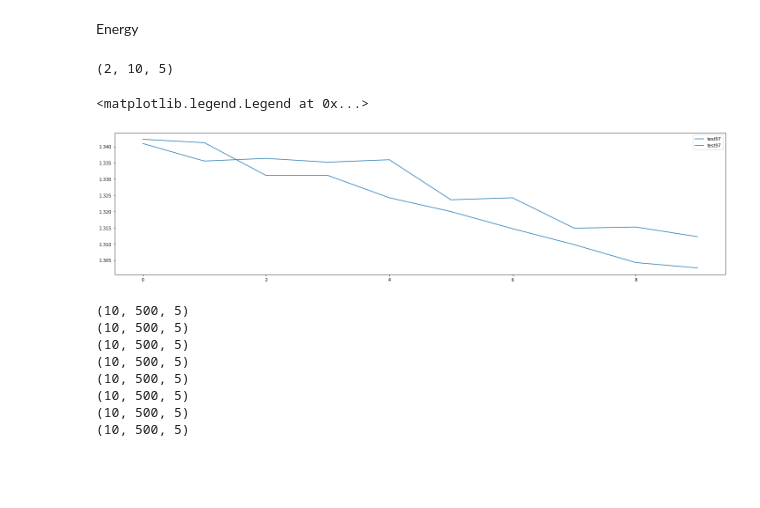
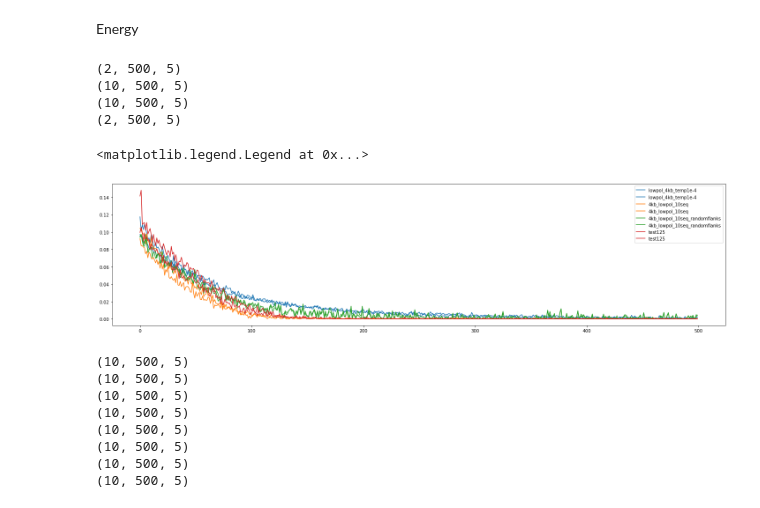
Before and after one commit to Alexwestbrook/mnhn-internship_DeepCNN_ChIP-seq, a Jupyter notebook: Sequence_design.ipynb, the cells around one changed output. Saved outputs shown, nothing was run; the diff lists cells and outputs as text; code cells hidden in the pictures; blank space fills up the shorter version.

```diff
--- a/Sequence_design.ipynb
+++ b/Sequence_design.ipynb
@@ -146,21 +102,27 @@ Energy
 # %%
 fig, ax = plt.subplots(1, 1, figsize=(20, 5), facecolor='w', layout='tight')#, sharey=True)
 temps = ['2e-4', '1e-4', '5e-5']
-exp_ids = [f'test{n}' for n in range(97, 98)] # [f'lowpol_4kb_temp{t}' for t in temps] + [f'highpol_4kb_temp{t}_mid' for t in temps] #
-exp_labels = exp_ids #
+exp_ids = ['lowpol_4kb_temp1e-4', '4kb_lowpol_10seq', '4kb_lowpol_10seq_randomflanks', 'test125'] # [f'test{n}' for n in range(125, 126)] # ['4kb_lowpol_10seq', '4kb_lowpol_10seq_randomflanks', '4kb_highpol_10seq', '4kb_highpol_10seq_randomflanks', '4kb_peakpol200bp_10seq', '4kb_peakpol200bp_10seq_randomflanks'] # [f'lowpol_4kb_temp{t}' for t in temps] + [f'highpol_4kb_temp{t}_mid' for t in temps] #
+# exp_ids = exp_ids[::-1]
+exp_labels = exp_ids # ['stride128', 'stride64', 'stride32', 'stride16'] #
 for exp_id, exp_lab, color in zip(exp_ids, exp_labels, colors):
     # if int(exp_id[4:]) in [94, 95]:
     #     continue
+    # with open(f'/home/alex/shared_folder/SCerevisiae/generated/{exp_id}/config.txt') as f:
+    #     print(''.join(f.readlines()))
     energies = energy_parser(f'/home/alex/shared_folder/SCerevisiae/generated/{exp_id}/energy.txt')
     print(energies.shape)
     ax.plot(energies[:2, :, 0].T, label=exp_lab, color=color)
 ax.legend()
-# ax.set_xlim(0, 100)
+# ax.set_xlim(470, 500)
 # ax.set_ylim((-0.001, 2))
 # %% [output]
-(2, 10, 5)
+(2, 500, 5)
+(10, 500, 5)
+(10, 500, 5)
+(2, 500, 5)
 <matplotlib.legend.Legend at 0x...>
-[figure, old version]
+[figure, new version]
 # %%
 fig, ax = plt.subplots(1, 1, figsize=(20, 5), facecolor='w', layout='tight')#, sharey=True)
 exp_ids = [f'test{n}' for n in range(49, 57)]
```
Also changed, not shown: parts of 35 cells of this notebook, 1 other file.
